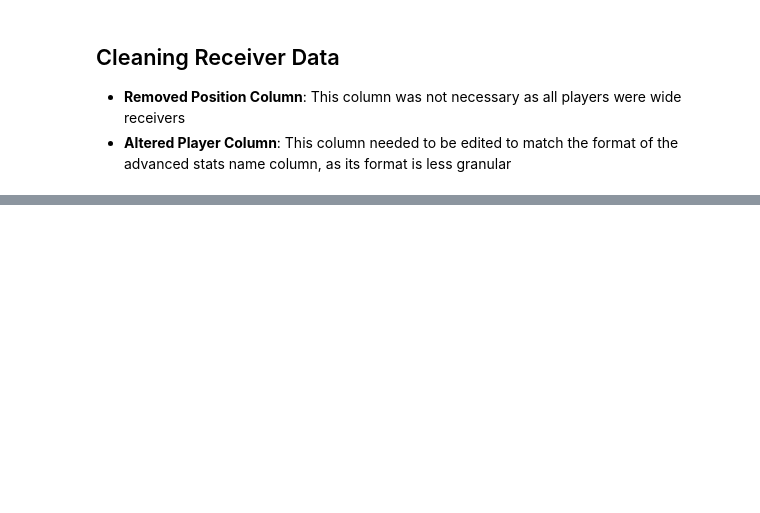
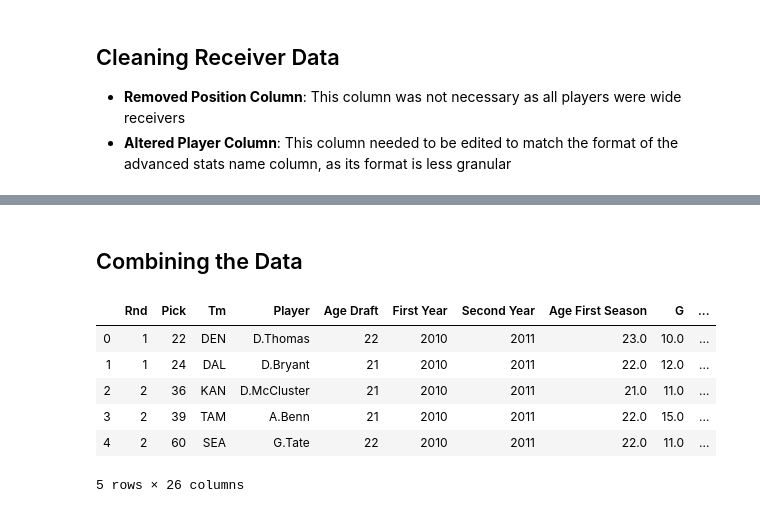
Before and after one commit to tevans-barton/WRSecondYearJumps, a Jupyter notebook: notebooks/3.0 Data Cleaning Notebook.ipynb, the cells around one changed output, grey strips where cells are left out. Cells and saved outputs as stored; diff of their text form; code cells hidden in the pictures; blank space fills up the shorter version.

```diff
--- a/notebooks/3.0 Data Cleaning Notebook.ipynb
+++ b/notebooks/3.0 Data Cleaning Notebook.ipynb
@@ -40,0 +145,13 @@ processing.clean_stats()
+# %% [markdown]
+## Combining the Data
+# %%
+df = processing.merge_data()
+df.head()
+# %% [output]
+|  | Rnd | Pick | Tm | Player | Age Draft | First Year | Second Year | Age First Season | G | ... |
+| 0 | 1 | 22 | DEN | D.Thomas | 22 | 2010 | 2011 | 23.0 | 10.0 | ... |
+| 1 | 1 | 24 | DAL | D.Bryant | 21 | 2010 | 2011 | 22.0 | 12.0 | ... |
+| 2 | 2 | 36 | KAN | D.McCluster | 21 | 2010 | 2011 | 21.0 | 11.0 | ... |
+| 3 | 2 | 39 | TAM | A.Benn | 21 | 2010 | 2011 | 22.0 | 15.0 | ... |
+| 4 | 2 | 60 | SEA | G.Tate | 22 | 2010 | 2011 | 22.0 | 11.0 | ... |
+5 rows × 26 columns
```
Also changed, not shown: parts of 11 cells of this notebook, 4 other files.
